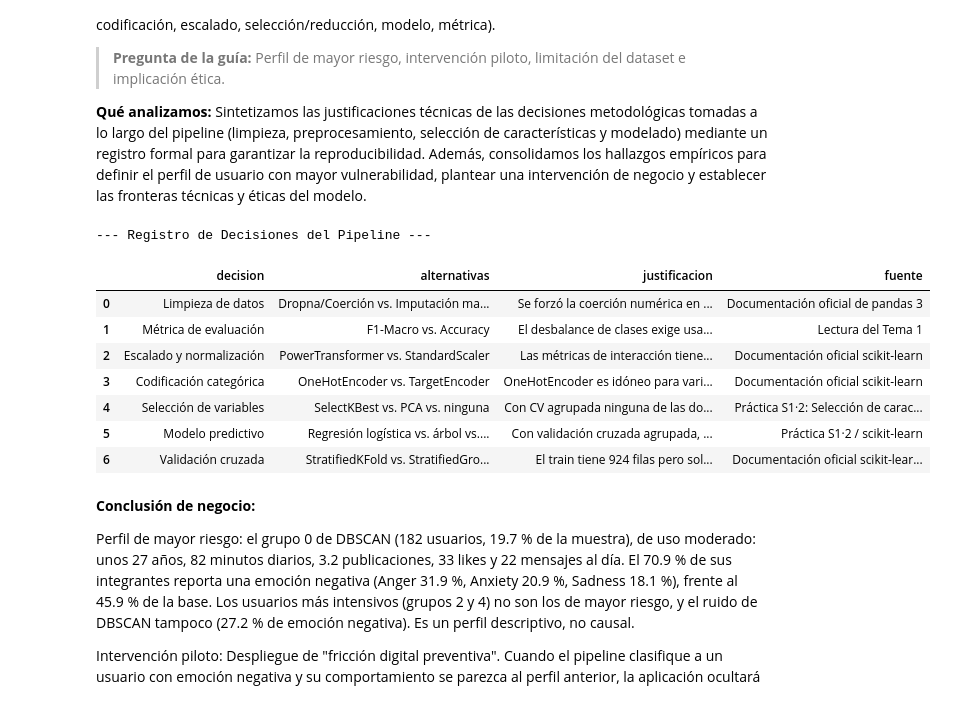
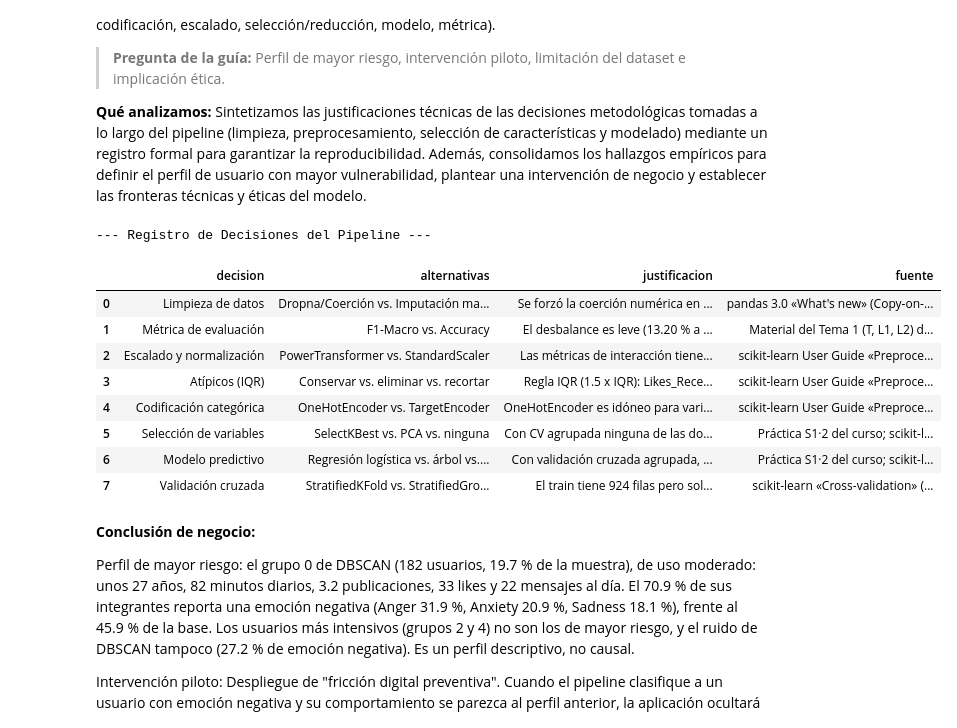
Before and after one commit to christianeruiza1977/data_mining_c1, a Jupyter notebook: notebooks/Ejercicio_Practico_Semana1.ipynb, the cells around one changed output. Cells and saved outputs as stored; diff of their text form; code cells hidden in the pictures.

```diff
--- a/notebooks/Ejercicio_Practico_Semana1.ipynb
+++ b/notebooks/Ejercicio_Practico_Semana1.ipynb
@@ -1156,32 +1226,34 @@ Paso 9: todos los resultados graficados. Respondan el desafío con evidencia. Co
 # %%
 import pandas as pd
 from IPython.display import display
 
 # Registro de decisiones (Mínimo 6)
 datos_decisiones = [
-    ["Limpieza de datos", "Dropna/Coerción vs. Imputación manual", "Se forzó la coerción numérica en 'Age' y se eliminaron nulos para no entrenar el modelo con ruido o texto basura.", "Documentación oficial de pandas 3"],
-    ["Métrica de evaluación", "F1-Macro vs. Accuracy", "El desbalance de clases exige usar F1-Macro para penalizar los errores en las emociones minoritarias de riesgo.", "Lectura del Tema 1"],
-    ["Escalado y normalización", "PowerTransformer vs. StandardScaler", "Las métricas de interacción tienen fuerte asimetría positiva; PowerTransformer normaliza eficientemente estas colas largas.", "Documentación oficial scikit-learn"],
-    ["Codificación categórica", "OneHotEncoder vs. TargetEncoder", "OneHotEncoder es idóneo para variables sin jerarquía ordinal ('Gender', 'Platform') y genera pocas columnas.", "Documentación oficial scikit-learn"],
-    ["Selección de variables", "SelectKBest vs. PCA vs. ninguna", "Con CV agrupada ninguna de las dos mejora el F1 de forma clara y SelectKBest(k=6) descarta Gender y Platform, que aportan según la permutación; el pipeline final no usa selector ni PCA y conserva las variables originales.", "Práctica S1·2: Selección de características"],
-    ["Modelo predictivo", "Regresión logística vs. árbol vs. SVM (los tres ajustados)", "Con validación cruzada agrupada, la SVM ajustada (C=10, gamma=1) obtiene F1 0.7826 frente a 0.5358 del árbol; class_weight='balanced' corrige el desbalance emocional. El árbol se conserva para explicar con SHAP.", "Práctica S1·2 / scikit-learn"],
-    ["Validación cruzada", "StratifiedKFold vs. StratifiedGroupKFold (con o sin eliminar duplicados)", "El train tiene 924 filas pero solo 200 perfiles únicos; con folds simples las copias quedan en entrenamiento y validación y el F1 del árbol se infla a 0.96 (0.51 con folds agrupados). Se agrupa en lugar de eliminar los duplicados para conservar el tamaño de muestra.", "Documentación oficial scikit-learn / análisis propio de duplicados"],
+    ["Limpieza de datos", "Dropna/Coerción vs. Imputación manual", "Se forzó la coerción numérica en 'Age' y se eliminaron las filas sin Age numérica, sin etiqueta o con Gender inválido (ver conteos de la fase 1), para no entrenar el modelo con ruido o texto basura. 'Agression' se corrigió a 'Anger'.", "pandas 3.0 «What's new» (Copy-on-Write): https://pandas.pydata.org/docs/whatsnew/v3.0.0.html"],
+    ["Métrica de evaluación", "F1-Macro vs. Accuracy", "El desbalance es leve (13.20 % a 20.13 % por clase), pero F1-Macro pesa igual a cada emoción y evita que un buen acierto en Happiness o Neutral oculte fallos en Anxiety, Sadness o Anger.", "Material del Tema 1 (T, L1, L2) del curso"],
+    ["Escalado y normalización", "PowerTransformer vs. StandardScaler", "Las métricas de interacción tienen asimetría positiva moderada (hasta 0.88); PowerTransformer la reduce y dio el mejor F1 en ambos modelos, aunque la diferencia con los otros escaladores no es concluyente.", "scikit-learn User Guide «Preprocessing data»: https://scikit-learn.org/stable/modules/preprocessing.html"],
+    ["Atípicos (IQR)", "Conservar vs. eliminar vs. recortar", "Regla IQR (1.5 x IQR): Likes_Received_Per_Day tiene 9 atípicos y Messages_Sent_Per_Day 29; ninguno es imposible, son usuarios hiperactivos. Se conservan y se mitigan con PowerTransformer dentro del Pipeline.", "scikit-learn User Guide «Preprocessing data»: https://scikit-learn.org/stable/modules/preprocessing.html"],
+    ["Codificación categórica", "OneHotEncoder vs. TargetEncoder", "OneHotEncoder es idóneo para variables sin jerarquía ordinal ('Gender', 'Platform') y genera pocas columnas.", "scikit-learn User Guide «Preprocessing data»: https://scikit-learn.org/stable/modules/preprocessing.html"],
+    ["Selección de variables", "SelectKBest vs. PCA vs. ninguna", "Con CV agrupada ninguna de las dos mejora el F1 de forma clara y SelectKBest(k=6) descarta Gender y Platform, que aportan según la permutación; el pipeline final no usa selector ni PCA y conserva las variables originales.", "Práctica S1·2 del curso; scikit-learn «Feature selection»: https://scikit-learn.org/stable/modules/feature_selection.html"],
+    ["Modelo predictivo", "Regresión logística vs. árbol vs. SVM (los tres ajustados)", "Con validación cruzada agrupada, la SVM ajustada (C=10, gamma=1) obtiene F1 0.7826 frente a 0.5358 del árbol; class_weight='balanced' compensa el desbalance leve entre emociones. El árbol se conserva para explicar con SHAP.", "Práctica S1·2 del curso; scikit-learn «Tuning the hyper-parameters of an estimator»: https://scikit-learn.org/stable/modules/grid_search.html"],
+    ["Validación cruzada", "StratifiedKFold vs. StratifiedGroupKFold (con o sin eliminar duplicados)", "El train tiene 924 filas pero solo 200 perfiles únicos; con folds simples las copias quedan en entrenamiento y validación y el F1 del árbol se infla a 0.96 (0.51 con folds agrupados). Se agrupa en lugar de eliminar los duplicados para conservar el tamaño de muestra.", "scikit-learn «Cross-validation» (StratifiedGroupKFold): https://scikit-learn.org/stable/modules/cross_validation.html; «Common pitfalls and recommended practices»: https://scikit-learn.org/stable/common_pitfalls.html; análisis propio de duplicados"],
 ]
 
 decisiones = pd.DataFrame(datos_decisiones, columns=['decision', 'alternativas', 'justificacion', 'fuente'])
 
 print("--- Registro de Decisiones del Pipeline ---")
 display(decisiones.style.set_properties(**{'text-align': 'left', 'white-space': 'pre-wrap'}))
 # %% [output]
 --- Registro de Decisiones del Pipeline ---
 |  | decision | alternativas | justificacion | fuente |
-| 0 | Limpieza de datos | Dropna/Coerción vs. Imputación ma... | Se forzó la coerción numérica en ... | Documentación oficial de pandas 3 |
-| 1 | Métrica de evaluación | F1-Macro vs. Accuracy | El desbalance de clases exige usa... | Lectura del Tema 1 |
-| 2 | Escalado y normalización | PowerTransformer vs. StandardScaler | Las métricas de interacción tiene... | Documentación oficial scikit-learn |
-| 3 | Codificación categórica | OneHotEncoder vs. TargetEncoder | OneHotEncoder es idóneo para vari... | Documentación oficial scikit-learn |
-| 4 | Selección de variables | SelectKBest vs. PCA vs. ninguna | Con CV agrupada ninguna de las do... | Práctica S1·2: Selección de carac... |
-| 5 | Modelo predictivo | Regresión logística vs. árbol vs.... | Con validación cruzada agrupada, ... | Práctica S1·2 / scikit-learn |
-| 6 | Validación cruzada | StratifiedKFold vs. StratifiedGro... | El train tiene 924 filas pero sol... | Documentación oficial scikit-lear... |
+| 0 | Limpieza de datos | Dropna/Coerción vs. Imputación ma... | Se forzó la coerción numérica en ... | pandas 3.0 «What's new» (Copy-on-... |
+| 1 | Métrica de evaluación | F1-Macro vs. Accuracy | El desbalance es leve (13.20 % a ... | Material del Tema 1 (T, L1, L2) d... |
+| 2 | Escalado y normalización | PowerTransformer vs. StandardScaler | Las métricas de interacción tiene... | scikit-learn User Guide «Preproce... |
+| 3 | Atípicos (IQR) | Conservar vs. eliminar vs. recortar | Regla IQR (1.5 x IQR): Likes_Rece... | scikit-learn User Guide «Preproce... |
+| 4 | Codificación categórica | OneHotEncoder vs. TargetEncoder | OneHotEncoder es idóneo para vari... | scikit-learn User Guide «Preproce... |
+| 5 | Selección de variables | SelectKBest vs. PCA vs. ninguna | Con CV agrupada ninguna de las do... | Práctica S1·2 del curso; scikit-l... |
+| 6 | Modelo predictivo | Regresión logística vs. árbol vs.... | Con validación cruzada agrupada, ... | Práctica S1·2 del curso; scikit-l... |
+| 7 | Validación cruzada | StratifiedKFold vs. StratifiedGro... | El train tiene 924 filas pero sol... | scikit-learn «Cross-validation» (... |
 # %% [markdown]
 **Conclusión de negocio:**
 
```
Also changed, not shown: parts of 19 cells of this notebook, 1 other file.
